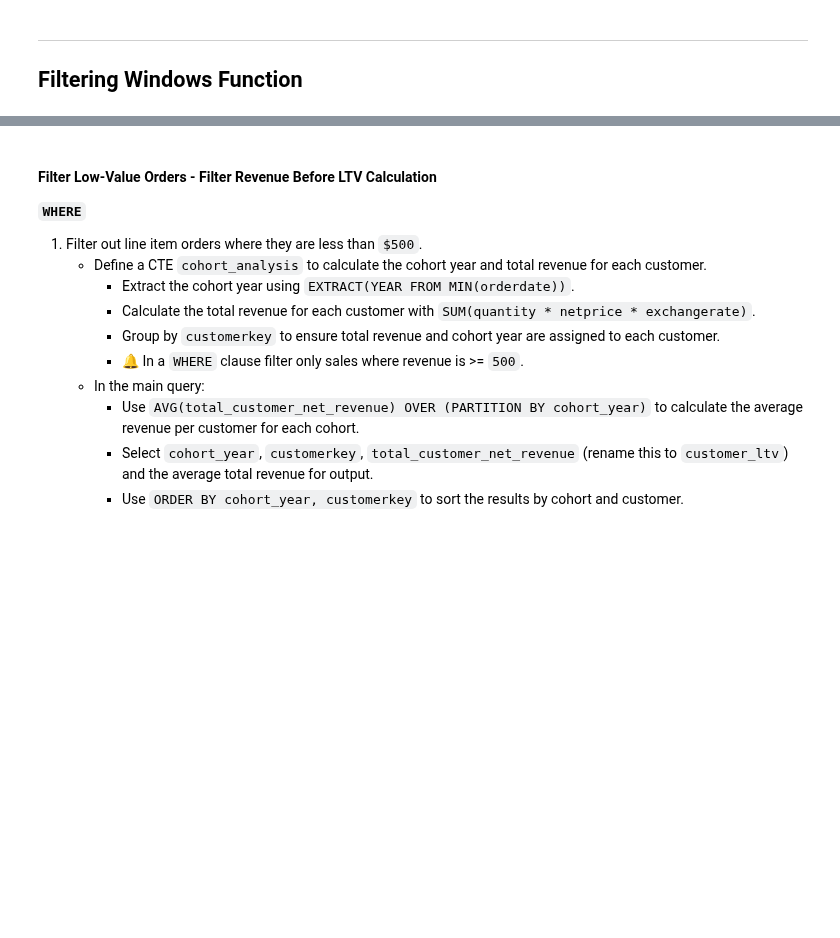
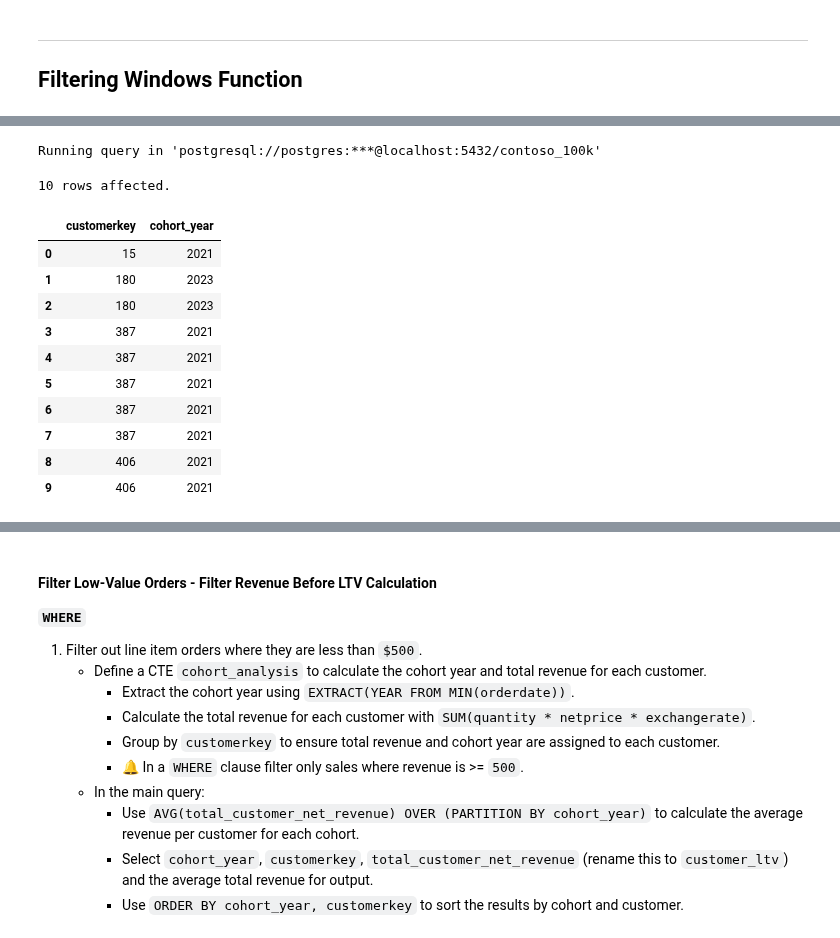
Before and after one commit to mgamzec/SQL_Data_Analytics_Project, a Jupyter notebook: 3_Windows_Functions/2_Aggregation.ipynb, the cells around one changed output, grey strips where cells are left out. Saved outputs shown, nothing was run; the diff lists cells and outputs as text; code cells hidden in the pictures; blank space fills up the shorter version.

```diff
--- a/3_Windows_Functions/2_Aggregation.ipynb
+++ b/3_Windows_Functions/2_Aggregation.ipynb
@@ -650,0 +708,23 @@ Running query in 'postgresql://postgres:***@localhost:5432/contoso_100k'
+# %%
+%%sql
+
+SELECT
+    customerkey,
+    EXTRACT(YEAR FROM MIN(orderdate) OVER (PARTITION BY customerkey)) AS cohort_year
+FROM sales
+WHERE orderdate >= '2020-01-01'  -- Filters BEFORE window function
+LIMIT 10
+# %% [output]
+Running query in 'postgresql://postgres:***@localhost:5432/contoso_100k'
+10 rows affected.
+|  | customerkey | cohort_year |
+| 0 | 15 | 2021 |
+| 1 | 180 | 2023 |
+| 2 | 180 | 2023 |
+| 3 | 387 | 2021 |
+| 4 | 387 | 2021 |
+| 5 | 387 | 2021 |
+| 6 | 387 | 2021 |
+| 7 | 387 | 2021 |
+| 8 | 406 | 2021 |
+| 9 | 406 | 2021 |
```
Also changed, not shown: parts of 10 cells of this notebook, 2 other files.
